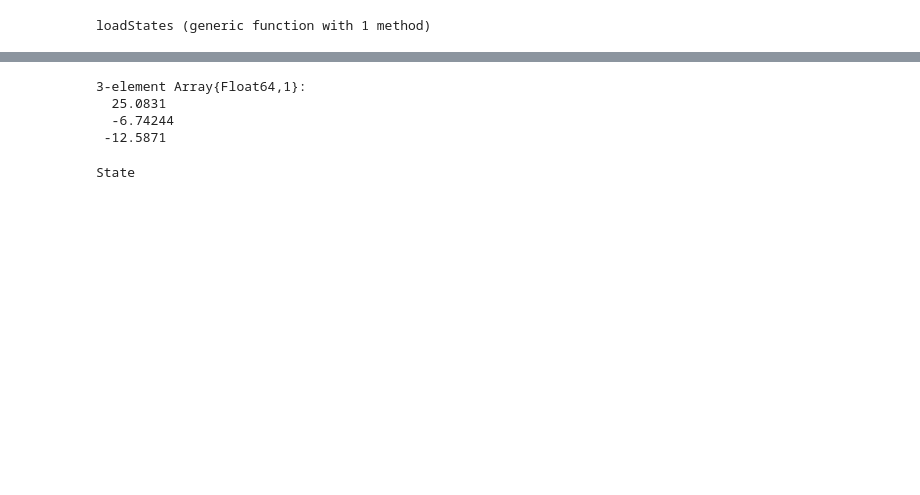
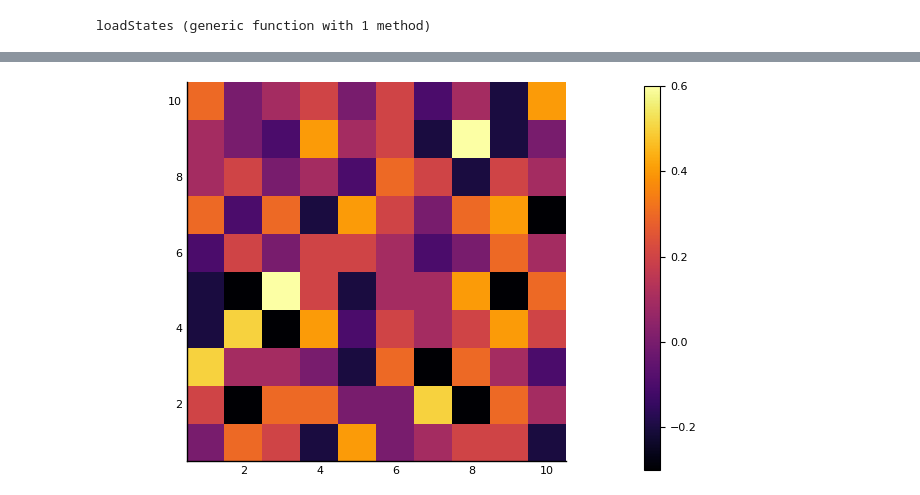
Before and after one commit to 9cco/finite-temp-vortex-lattice, a Jupyter notebook: Notebooks/Note 24 - Saving and loading array of states.ipynb, the cells around one changed output, grey strips where cells are left out. Saved outputs shown, nothing was run; the diff lists cells and outputs as text; code cells hidden in the pictures; blank space fills up the shorter version.

```diff
--- a/Notebooks/Note 24 - Saving and loading array of states.ipynb
+++ b/Notebooks/Note 24 - Saving and loading array of states.ipynb
@@ -260,7 +1304,4 @@ loadStates (generic function with 1 method)
 # %%
-ψ_l[1].lattice[1,1,1].A
+heatmap(1:10, 1:10, V⁺[1], aspect_ratio=1)
 # %% [output]
-3-element Array{Float64,1}:
-  25.0831
-  -6.74244
- -12.5871
+[figure, added]
@@ -272,4 +1307,0 @@ end
-# %%
-typeof(ψ_l[1])
-# %% [output]
-State
```
Also changed, not shown: parts of 79 cells of this notebook, 11 other files.
